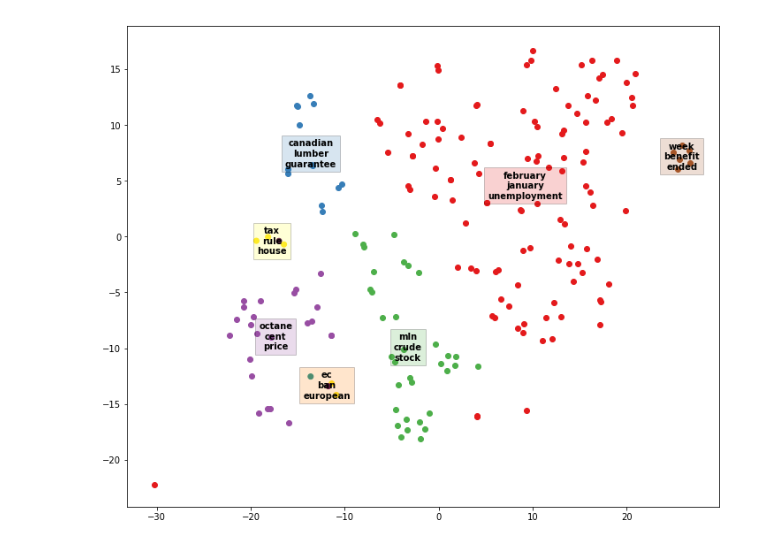
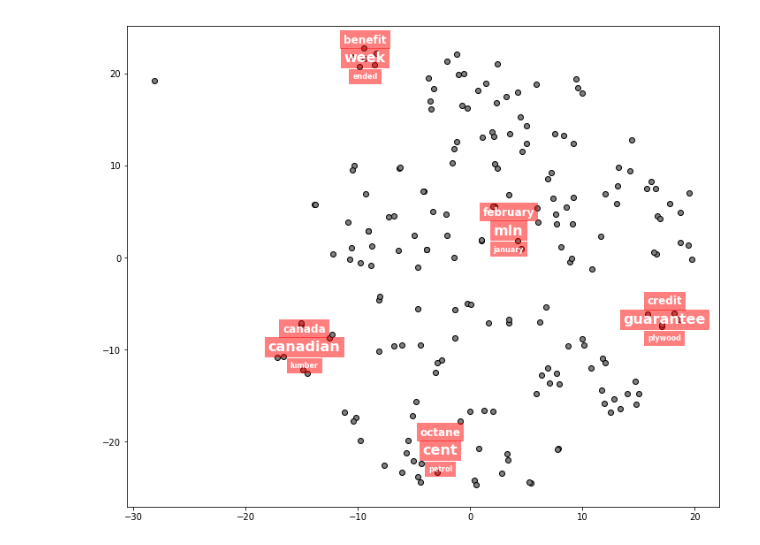
Before and after one commit to simejanko/mag-multidim-proj-visualisation, a Jupyter notebook: showcases/text_exploration.ipynb, the cells around one changed output. Drawn from its saved outputs; the diff is of its cells as text; code cells hidden in the pictures.

Commit message:
Implement G2 for keyword extraction. Change visuals to match the original paper.

```diff
--- a/showcases/text_exploration.ipynb
+++ b/showcases/text_exploration.ipynb
@@ -11,10 +12,16 @@ texts = []
 for c in selected_categories:
     for file in reuters.fileids(c):
         texts.append(reuters.raw(file))
+# %%
+tf_vectorizer = TfidfVectorizer(tokenizer=LemmaTokenizer(), preprocessor=remove_non_alphabetic, max_df=0.5)
+tf_idf_matrix = tf_vectorizer.fit_transform(texts).toarray()
+
+tsne = TSNE(perplexity=20, early_exaggeration=30)
+X_em = tsne.fit_transform(tf_idf_matrix)
 # %%
 plt.figure(figsize=(12,10))
-doc_explorer = DocExplorer(embedding=TSNE(perplexity=20, early_exaggeration=30), clustering=DBSCAN(eps=4, min_samples=4))
-doc_explorer.fit(texts)
+doc_explorer = DocExplorer(clustering=DBSCAN(eps=4, min_samples=4))
+doc_explorer.fit(texts, X_em=X_em)
 doc_explorer.plot_static()
 # %% [output]
-[figure, old version]
+[figure, new version]
```
Also changed, not shown: parts of 2 cells of this notebook, 1 other file.
